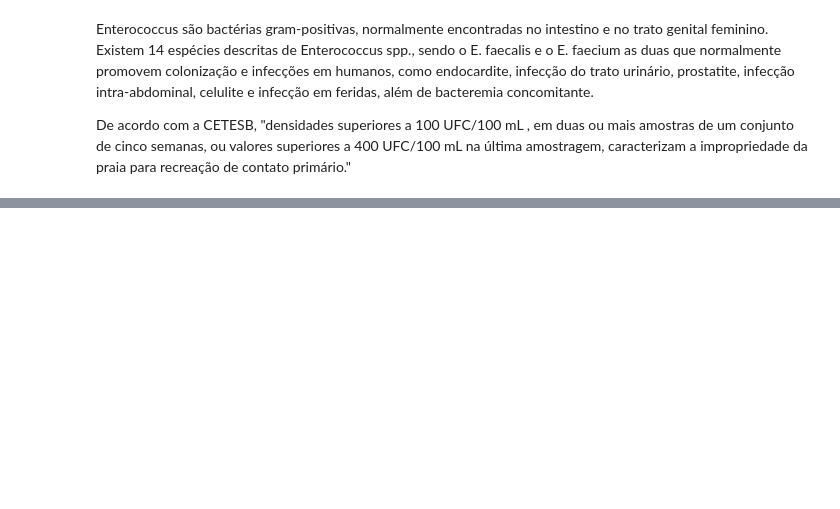
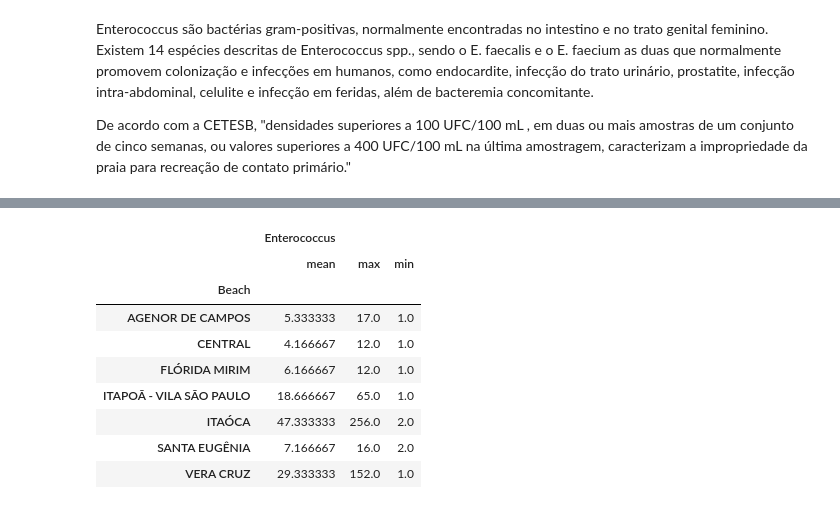
Before and after one commit to paulacca467/projeto-final, a Jupyter notebook: qualidade_agua.ipynb, the cells around one changed output, grey strips where cells are left out. Drawn from its saved outputs; the diff is of its cells as text; code cells hidden in the pictures; blank space fills up the shorter version.

```diff
--- a/qualidade_agua.ipynb
+++ b/qualidade_agua.ipynb
@@ -45,0 +120,13 @@ df2 = df.loc[df['City'] ]
+# %%
+monga_21[['Beach', 'Enterococcus']].groupby('Beach').agg(['mean', 'max', 'min'])
+# %% [output]
+|  | Enterococcus |  |  |
+|  | mean | max | min |
+| Beach |  |  |  |
+| AGENOR DE CAMPOS | 5.333333 | 17.0 | 1.0 |
+| CENTRAL | 4.166667 | 12.0 | 1.0 |
+| FLÓRIDA MIRIM | 6.166667 | 12.0 | 1.0 |
+| ITAPOÃ - VILA SÃO PAULO | 18.666667 | 65.0 | 1.0 |
+| ITAÓCA | 47.333333 | 256.0 | 2.0 |
+| SANTA EUGÊNIA | 7.166667 | 16.0 | 2.0 |
+| VERA CRUZ | 29.333333 | 152.0 | 1.0 |
```
Also changed, not shown: parts of 11 cells of this notebook.
